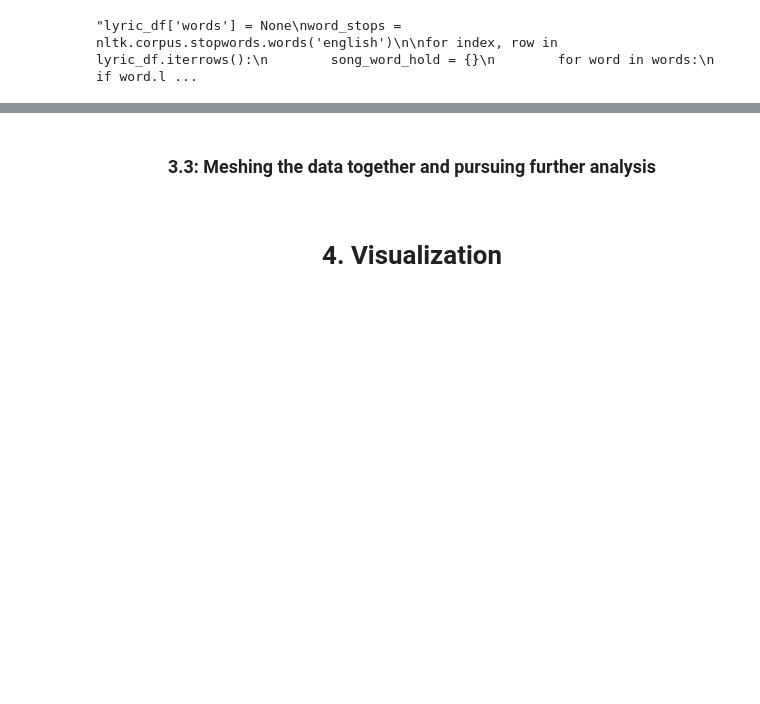
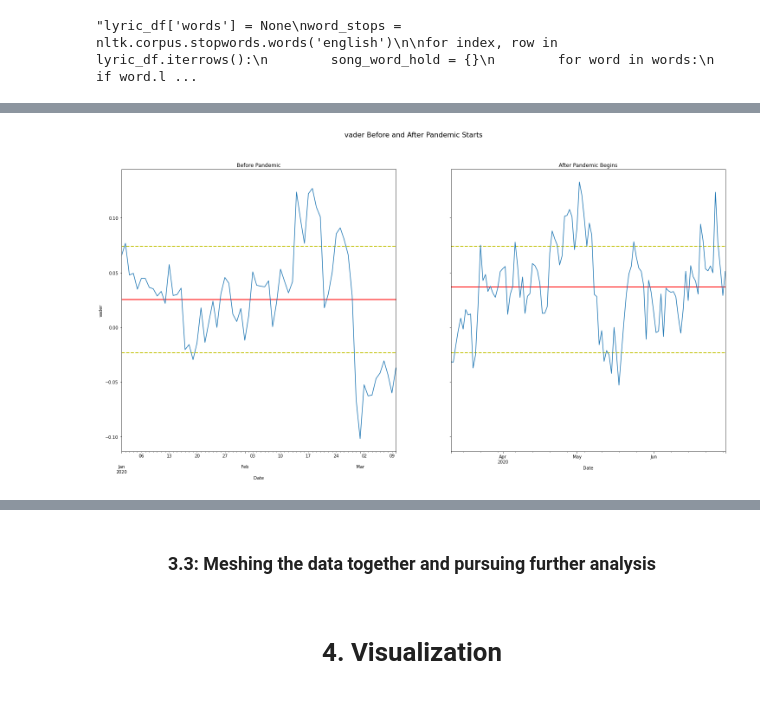
Before and after one commit to M-Sender/CS-Capstone, a Jupyter notebook: code/max.ipynb, the cells around one changed output, grey strips where cells are left out. Cells and saved outputs as stored; diff of their text form; code cells hidden in the pictures; blank space fills up the shorter version.

```diff
--- a/code/max.ipynb
+++ b/code/max.ipynb
@@ -298,0 +330,4 @@ Name: lyric, dtype: object
+# %%
+createMetricComparison_sentiment('vader')
+# %% [output]
+[figure, added]
```
Also changed, not shown: parts of 11 cells of this notebook, 1 other file.
